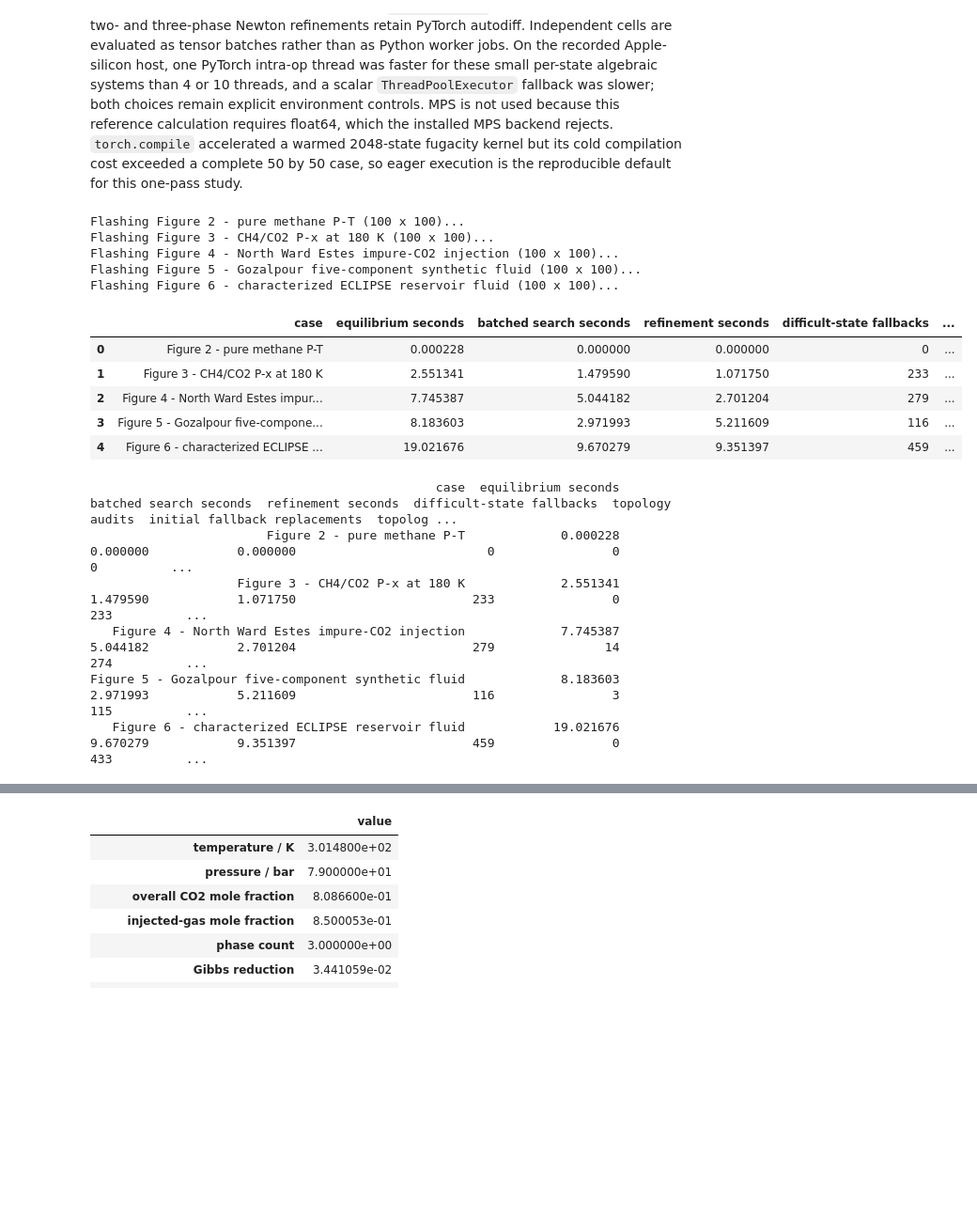
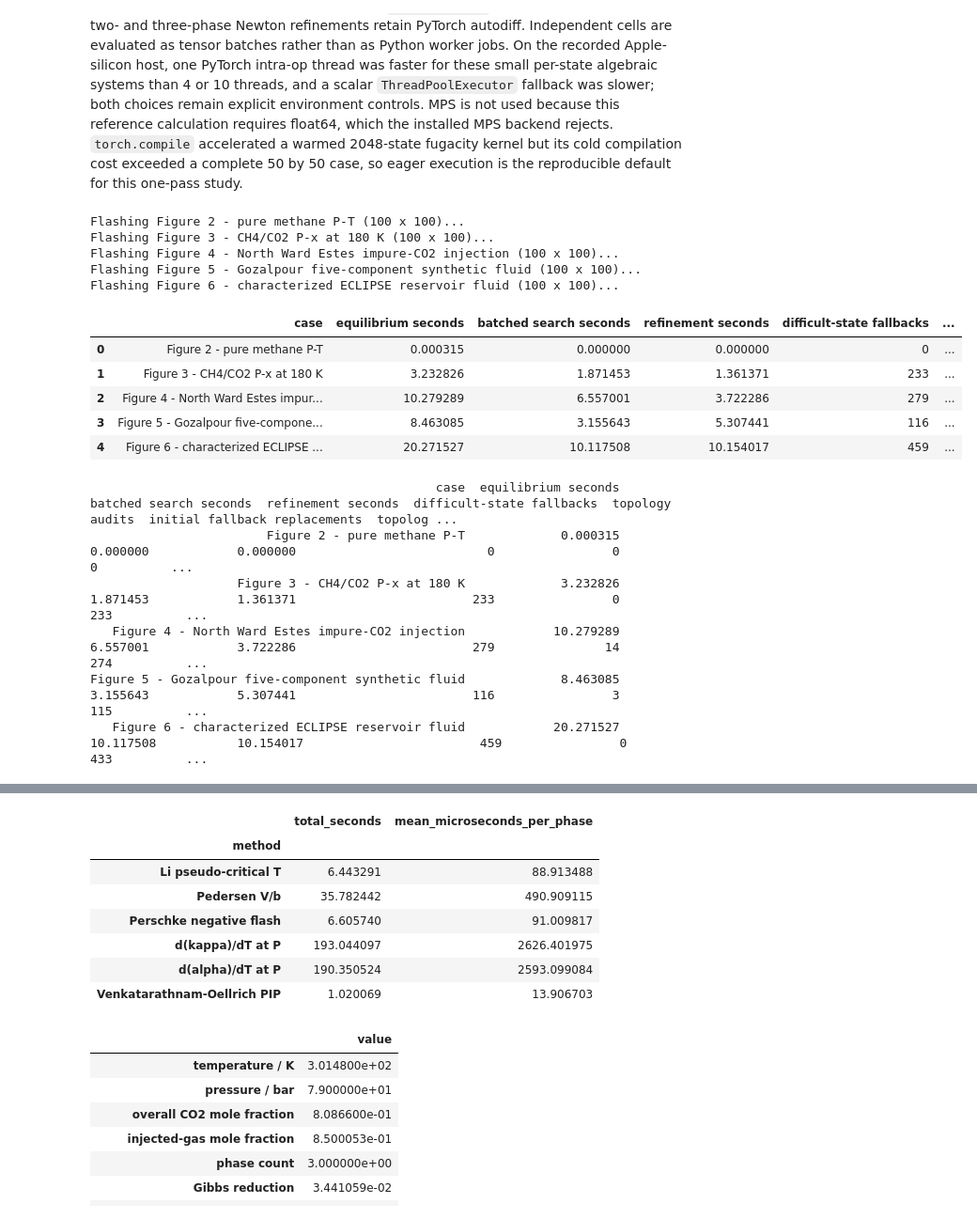
Before and after one commit to ThermoPhase-FCSRG/torch-flash, a Jupyter notebook: notebooks/verification/29_bennett_phase_identification_methods.ipynb, the cells around one changed output, grey strips where cells are left out. Shown at 94% size. Saved outputs shown, nothing was run; the diff lists cells and outputs as text; code cells hidden in the pictures; blank space fills up the shorter version.

```diff
--- a/notebooks/verification/29_bennett_phase_identification_methods.ipynb
+++ b/notebooks/verification/29_bennett_phase_identification_methods.ipynb
@@ -91,6 +96,11 @@ if GRID_POINTS < 3:
 GRID_CHUNK_SIZE = int(os.environ.get("TORCH_FLASH_PHASE_ID_GRID_CHUNK_SIZE", "2048"))
 if GRID_CHUNK_SIZE < 1:
     raise ValueError("TORCH_FLASH_PHASE_ID_GRID_CHUNK_SIZE must be positive")
+PIP_AUTODIFF_CHUNK_SIZE = int(
+    os.environ.get("TORCH_FLASH_PHASE_ID_PIP_CHUNK_SIZE", "2048")
+)
+if PIP_AUTODIFF_CHUNK_SIZE < 1:
+    raise ValueError("TORCH_FLASH_PHASE_ID_PIP_CHUNK_SIZE must be positive")
 FALLBACK_WORKERS = int(os.environ.get("TORCH_FLASH_PHASE_ID_FALLBACK_WORKERS", "1"))
 if FALLBACK_WORKERS < 1:
     raise ValueError("TORCH_FLASH_PHASE_ID_FALLBACK_WORKERS must be positive")
@@ -104,6 +114,7 @@ reproducibility = pd.Series(
         "dtype": str(torch.get_default_dtype()),
         "grid points per axis": GRID_POINTS,
         "grid flash chunk size": GRID_CHUNK_SIZE,
+        "PIP autodiff chunk size": PIP_AUTODIFF_CHUNK_SIZE,
         "random Gibbs fallback starts": int(
             os.environ.get("TORCH_FLASH_PHASE_ID_RANDOM_FALLBACK_STARTS", "8")
         ),
@@ -179,6 +211,9 @@ METHODS = {
     "Perschke negative flash": "perschke-negative-flash",
     "d(kappa)/dT at P": "pasad-isothermal-compressibility-derivative",
     "d(alpha)/dT at P": "bennett-thermal-expansion-derivative",
+    "Venkatarathnam-Oellrich PIP": (
+        "venkatarathnam-oellrich-phase-identification-parameter"
+    ),
 }
 
 
@@ -733,6 +768,7 @@ case_equilibria: dict[str, GridEquilibrium] = {}
 case_results: dict[str, dict[str, np.ndarray]] = {}
 case_failures: dict[str, pd.DataFrame] = {}
 timing_rows = []
+method_timing_rows = []
 for case in CASES:
     print(f"Flashing {case.name} ({GRID_POINTS} x {GRID_POINTS})...", flush=True)
     equilibrium = flash_grid(
@@ -745,6 +781,7 @@ for case in CASES:
         case.model,
         equilibrium,
         methods=tuple(METHODS.values()),
+        pip_autodiff_chunk_size=PIP_AUTODIFF_CHUNK_SIZE,
     )
     regions = {
         label: identification.region_codes[index].detach().cpu().numpy()
@@ -788,41 +825,78 @@ for case in CASES:
             "minimum valid fraction": valid_fraction,
             "failed states": len(failures),
             "maximum fugacity residual": float(
                 equilibrium.fugacity_residual[equilibrium.converged].max()
             ),
             "maximum material-balance residual": float(
                 equilibrium.material_balance_residual.max()
             ),
             "three-phase cells": int(torch.sum(equilibrium.phase_counts == 3)),
         }
     )
+    active_phase_count = int(
+        equilibrium.phase_counts[equilibrium.converged].sum().detach()
+    )
+    for (label, method), elapsed_seconds in zip(
+        METHODS.items(),
+        identification.method_elapsed_seconds,
+        strict=True,
+    ):
+        method_timing_rows.append(
+            {
+                "case": case.name,
+                "method": label,
+                "method id": method,
+                "seconds": elapsed_seconds,
+                "active equilibrium phases": active_phase_count,
+                "microseconds per phase": (
+                    1.0e6 * elapsed_seconds / active_phase_count
+                ),
+            }
+        )
     gc.collect()
 
 timing_table = pd.DataFrame(timing_rows)
 display(timing_table)
 print(timing_table.to_string(index=False))
 for case, failures in case_failures.items():
     if not failures.empty:
         print(case)
         display(failures.head(10))
         print(failures.head(10).to_string(index=False))
 assert (timing_table["minimum valid fraction"] >= 0.98).all()
 assert (timing_table["maximum material-balance residual"] <= 5.0e-11).all()
+
+method_timing_table = pd.DataFrame(method_timing_rows)
+display(
+    method_timing_table.pivot(
+        index="case",
+        columns="method",
+        values="seconds",
+    )
+)
+display(
+    method_timing_table.groupby("method", sort=False).agg(
+        total_seconds=("seconds", "sum"),
+        mean_microseconds_per_phase=("microseconds per phase", "mean"),
+    )
+)
+assert np.isfinite(method_timing_table["seconds"]).all()
+assert (method_timing_table["seconds"] >= 0.0).all()
 # %% [output]
 Flashing Figure 2 - pure methane P-T (100 x 100)...
 Flashing Figure 3 - CH4/CO2 P-x at 180 K (100 x 100)...
 Flashing Figure 4 - North Ward Estes impure-CO2 injection (100 x 100)...
 Flashing Figure 5 - Gozalpour five-component synthetic fluid (100 x 100)...
 Flashing Figure 6 - characterized ECLIPSE reservoir fluid (100 x 100)...
 |  | case | equilibrium seconds | batched search seconds | refinement seconds | difficult-state fallbacks | ... |
-| 0 | Figure 2 - pure methane P-T | 0.000228 | 0.000000 | 0.000000 | 0 | ... |
-| 1 | Figure 3 - CH4/CO2 P-x at 180 K | 2.551341 | 1.479590 | 1.071750 | 233 | ... |
-| 2 | Figure 4 - North Ward Estes impur... | 7.745387 | 5.044182 | 2.701204 | 279 | ... |
-| 3 | Figure 5 - Gozalpour five-compone... | 8.183603 | 2.971993 | 5.211609 | 116 | ... |
-| 4 | Figure 6 - characterized ECLIPSE ... | 19.021676 | 9.670279 | 9.351397 | 459 | ... |
+| 0 | Figure 2 - pure methane P-T | 0.000315 | 0.000000 | 0.000000 | 0 | ... |
+| 1 | Figure 3 - CH4/CO2 P-x at 180 K | 3.232826 | 1.871453 | 1.361371 | 233 | ... |
+| 2 | Figure 4 - North Ward Estes impur... | 10.279289 | 6.557001 | 3.722286 | 279 | ... |
+| 3 | Figure 5 - Gozalpour five-compone... | 8.463085 | 3.155643 | 5.307441 | 116 | ... |
+| 4 | Figure 6 - characterized ECLIPSE ... | 20.271527 | 10.117508 | 10.154017 | 459 | ... |
                                                case  equilibrium seconds  batched search seconds  refinement seconds  difficult-state fallbacks  topology audits  initial fallback replacements  topolog ...
-                        Figure 2 - pure methane P-T             0.000228                0.000000            0.000000                          0                0                              0          ...
-                    Figure 3 - CH4/CO2 P-x at 180 K             2.551341                1.479590            1.071750                        233                0                            233          ...
-   Figure 4 - North Ward Estes impure-CO2 injection             7.745387                5.044182            2.701204                        279               14                            274          ...
-Figure 5 - Gozalpour five-component synthetic fluid             8.183603                2.971993            5.211609                        116                3                            115          ...
-   Figure 6 - characterized ECLIPSE reservoir fluid            19.021676                9.670279            9.351397                        459                0                            433          ...
+                        Figure 2 - pure methane P-T             0.000315                0.000000            0.000000                          0                0                              0          ...
+                    Figure 3 - CH4/CO2 P-x at 180 K             3.232826                1.871453            1.361371                        233                0                            233          ...
+   Figure 4 - North Ward Estes impure-CO2 injection            10.279289                6.557001            3.722286                        279               14                            274          ...
+Figure 5 - Gozalpour five-component synthetic fluid             8.463085                3.155643            5.307441                        116                3                            115          ...
+   Figure 6 - characterized ECLIPSE reservoir fluid            20.271527               10.117508           10.154017                        459                0                            433          ...
@@ -829,3 +910,11 @@ Figure 5 - Gozalpour five-component synthetic fluid             8.183603
+|  | total_seconds | mean_microseconds_per_phase |
+| method |  |  |
+| Li pseudo-critical T | 6.443291 | 88.913488 |
+| Pedersen V/b | 35.782442 | 490.909115 |
+| Perschke negative flash | 6.605740 | 91.009817 |
+| d(kappa)/dT at P | 193.044097 | 2626.401975 |
+| d(alpha)/dT at P | 190.350524 | 2593.099084 |
+| Venkatarathnam-Oellrich PIP | 1.020069 | 13.906703 |
 # %%
 # Li and Firoozabadi Table 9 independently reports a three-phase North Ward
 # Estes state at 301.48 K, 79 bar, and overall CO2 mole fraction 0.80866.
```
Also changed, not shown: parts of 12 cells of this notebook, 11 other files.
